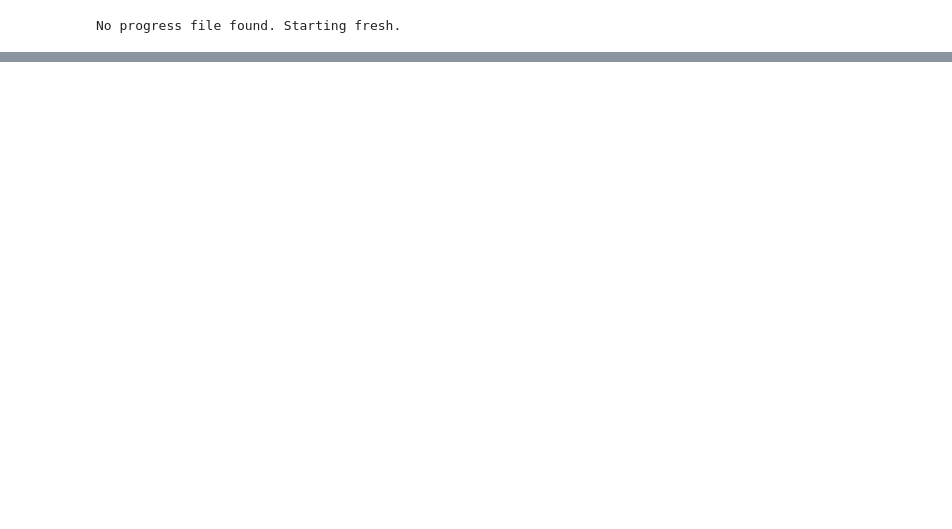
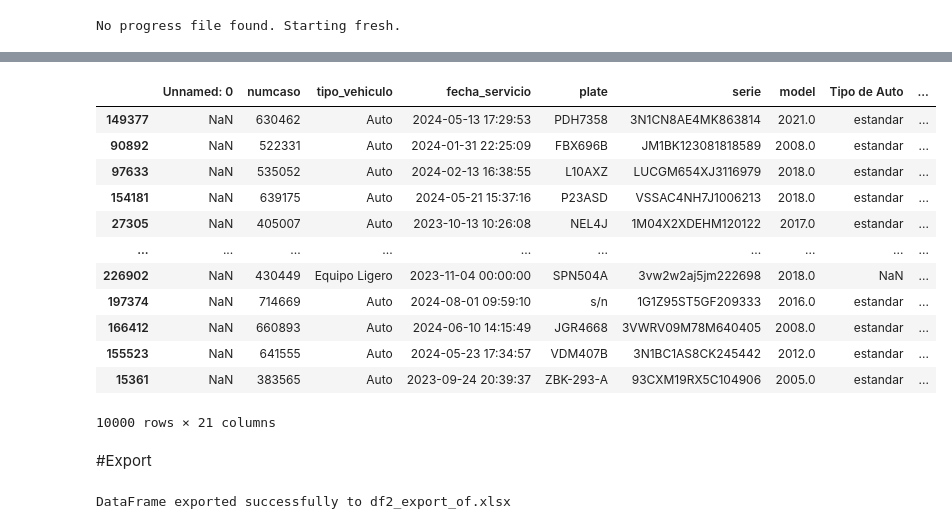
Before and after one commit to jmcaussade/Homologaci-n-Car-Makers, a Jupyter notebook: NHTSA_API.ipynb, the cells around one changed output, grey strips where cells are left out. Cells and saved outputs as stored; diff of their text form; code cells hidden in the pictures; blank space fills up the shorter version.

```diff
--- a/NHTSA_API.ipynb
+++ b/NHTSA_API.ipynb
@@ -212,0 +269,63 @@ Sample test results saved to sample_test_results.xlsx
+# %%
+# Variable for minimum fuzz score
+min_value_fuzz_score = 60  # Set this value as needed
+
+# List of error strings to check
+list_errors = ["legalizado", "fronterizo", "especiales"]
+
+# Iterate through the DataFrame and apply the conditions
+for index, row in df2.iterrows():
+    maker_api = row["Maker_api"]
+    clean_car_brand = row["clean_car_brand"]
+
+    # Case 1: No value in "clean_car_brand" but value in "Maker_api"
+    if pd.isna(clean_car_brand) and pd.notna(maker_api):
+        df2.at[index, "Maker_final"] = maker_api
+
+    # Case 2: Value in "clean_car_brand" but no value in "Maker_api"
+    elif pd.notna(clean_car_brand) and pd.isna(maker_api):
+        df2.at[index, "Maker_final"] = clean_car_brand
+
+    # Case 3: Both "clean_car_brand" and "Maker_api" have values
+    elif pd.notna(clean_car_brand) and pd.notna(maker_api):
+        # Check if "clean_car_brand" contains any of the error strings
+        if any(error in clean_car_brand.lower() for error in list_errors):
+            df2.at[index, "Maker_final"] = maker_api
+        else:
+            # Calculate the fuzz ratio
+            fuzz_score = ratio(clean_car_brand, maker_api)
+            df2.at[index, "Similarity_score"] = fuzz_score
+
+            # Set "Maker_final" based on the fuzz score
+            if fuzz_score >= min_value_fuzz_score:
+                df2.at[index, "Maker_final"] = maker_api
+            else:
+                df2.at[index, "Maker_final"] = "N/A"
+# %%
+df2
+# %% [output]
+|  | Unnamed: 0 | numcaso | tipo_vehiculo | fecha_servicio | plate | serie | model | Tipo de Auto | ... |
+| 149377 | NaN | 630462 | Auto | 2024-05-13 17:29:53 | PDH7358 | 3N1CN8AE4MK863814 | 2021.0 | estandar | ... |
+| 90892 | NaN | 522331 | Auto | 2024-01-31 22:25:09 | FBX696B | JM1BK123081818589 | 2008.0 | estandar | ... |
+| 97633 | NaN | 535052 | Auto | 2024-02-13 16:38:55 | L10AXZ | LUCGM654XJ3116979 | 2018.0 | estandar | ... |
+| 154181 | NaN | 639175 | Auto | 2024-05-21 15:37:16 | P23ASD | VSSAC4NH7J1006213 | 2018.0 | estandar | ... |
+| 27305 | NaN | 405007 | Auto | 2023-10-13 10:26:08 | NEL4J | 1M04X2XDEHM120122 | 2017.0 | estandar | ... |
+| ... | ... | ... | ... | ... | ... | ... | ... | ... | ... |
+| 226902 | NaN | 430449 | Equipo Ligero | 2023-11-04 00:00:00 | SPN504A | 3vw2w2aj5jm222698 | 2018.0 | NaN | ... |
+| 197374 | NaN | 714669 | Auto | 2024-08-01 09:59:10 | s/n | 1G1Z95ST5GF209333 | 2016.0 | estandar | ... |
+| 166412 | NaN | 660893 | Auto | 2024-06-10 14:15:49 | JGR4668 | 3VWRV09M78M640405 | 2008.0 | estandar | ... |
+| 155523 | NaN | 641555 | Auto | 2024-05-23 17:34:57 | VDM407B | 3N1BC1AS8CK245442 | 2012.0 | estandar | ... |
+| 15361 | NaN | 383565 | Auto | 2023-09-24 20:39:37 | ZBK-293-A | 93CXM19RX5C104906 | 2005.0 | estandar | ... |
+10000 rows × 21 columns
+# %% [markdown]
+#Export
+# %%
+# Define the file name and path
+output_file = "df2_export_of.xlsx"
+
+# Export df2 to an Excel file
+df2.to_excel(output_file, index=False)
+
+print(f"DataFrame exported successfully to {output_file}")
+# %% [output]
+DataFrame exported successfully to df2_export_of.xlsx
```
Also changed, not shown: parts of 14 cells of this notebook.
